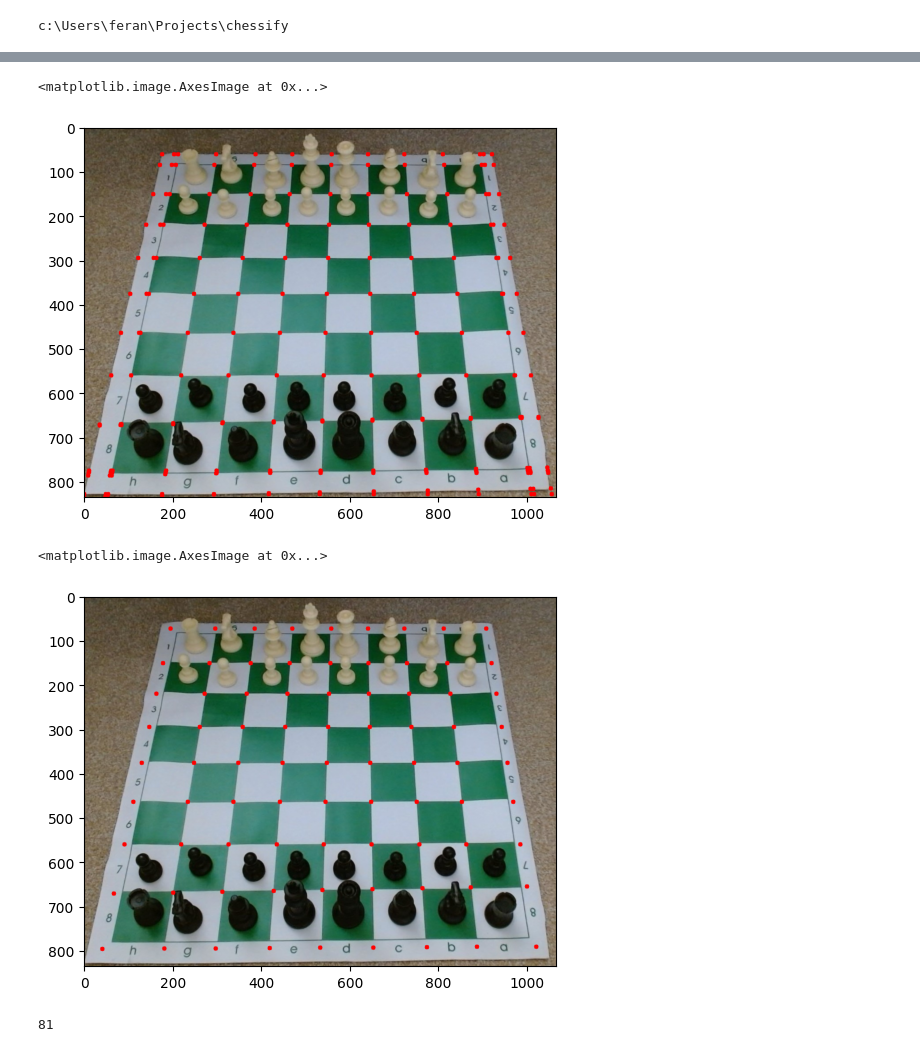
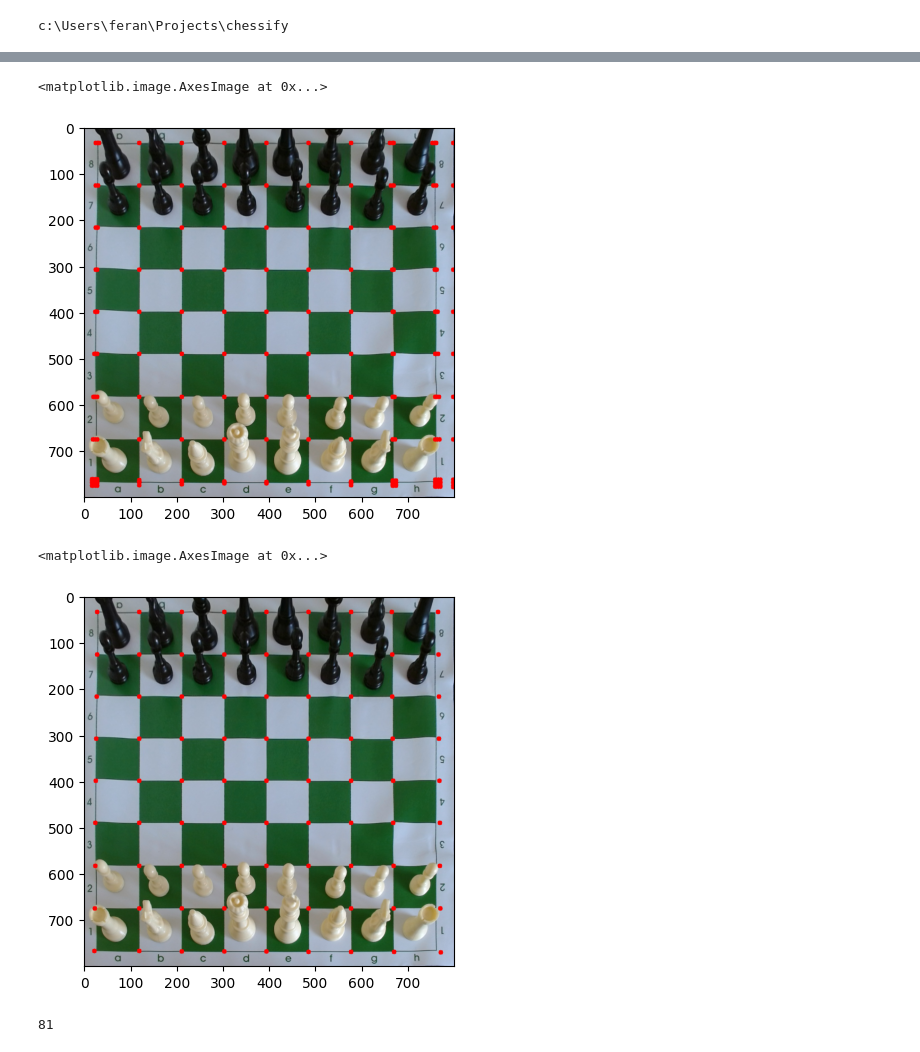
Before and after one commit to b1leygr/chessify, a Jupyter notebook: notebooks/squares.ipynb, the cells around one changed output, grey strips where cells are left out. Saved outputs shown, nothing was run; the diff lists cells and outputs as text; code cells hidden in the pictures.

```diff
--- a/notebooks/squares.ipynb
+++ b/notebooks/squares.ipynb
@@ -67,8 +145,8 @@ def drawHough(lines, image):
         y2 = int(y0 - 1000*(a))
         cv2.line(image, (x1, y1), (x2, y2), (0, 0, 255), 2)
 # %%
-base = img.copy()
-lines = cv2.HoughLines(dilated, 1, np.pi/180, 400)
+base = board.copy()
+lines = cv2.HoughLines(canny, 1, np.pi/180, 150)
 drawHough(lines, base)
 plt.imshow(base)
 # %% [output]
@@ -84,7 +162,7 @@ for rho, theta in lines:
     else:
         h.append([rho, theta])
 # %%
-base = img.copy()
+base = board.copy()
 for line in h:
     rho = line[0]
     theta = line[1]
@@ -122,16 +200,16 @@ for rho_h, theta_h in h:
         intersect = np.linalg.solve(a, b)
         points.append(intersect)
 # %%
-base = img.copy()
+base = board.copy()
 for point in points:
     x, y = point
     cv2.circle(base, (int(x), int(y)), 5, (255, 0, 0), -1)
 plt.imshow(base)
 # %% [output]
 <matplotlib.image.AxesImage at 0x...>
-[figure, old version]
+[figure, new version]
 # %%
-def cluster_intersections(points, max_dist=50):
+def cluster_intersections(points, max_dist=55):
     Y = spatial.distance.pdist(points)
     Z = clstr.hierarchy.single(Y)
     T = clstr.hierarchy.fcluster(Z, max_dist, "distance")
@@ -147,14 +225,14 @@ def cluster_intersections(points, max_dist=50):
 
 points_clustered = cluster_intersections(points)
 # %%
-base = img.copy()
+base = board.copy()
 for point in points_clustered:
     x, y = point
     cv2.circle(base, (int(x), int(y)), 5, (255, 0, 0), -1)
 plt.imshow(base)
 # %% [output]
 <matplotlib.image.AxesImage at 0x...>
-[figure, old version]
+[figure, new version]
 # %%
 len(points_clustered)
 # %% [output]
```
Also changed, not shown: parts of 32 cells of this notebook.
